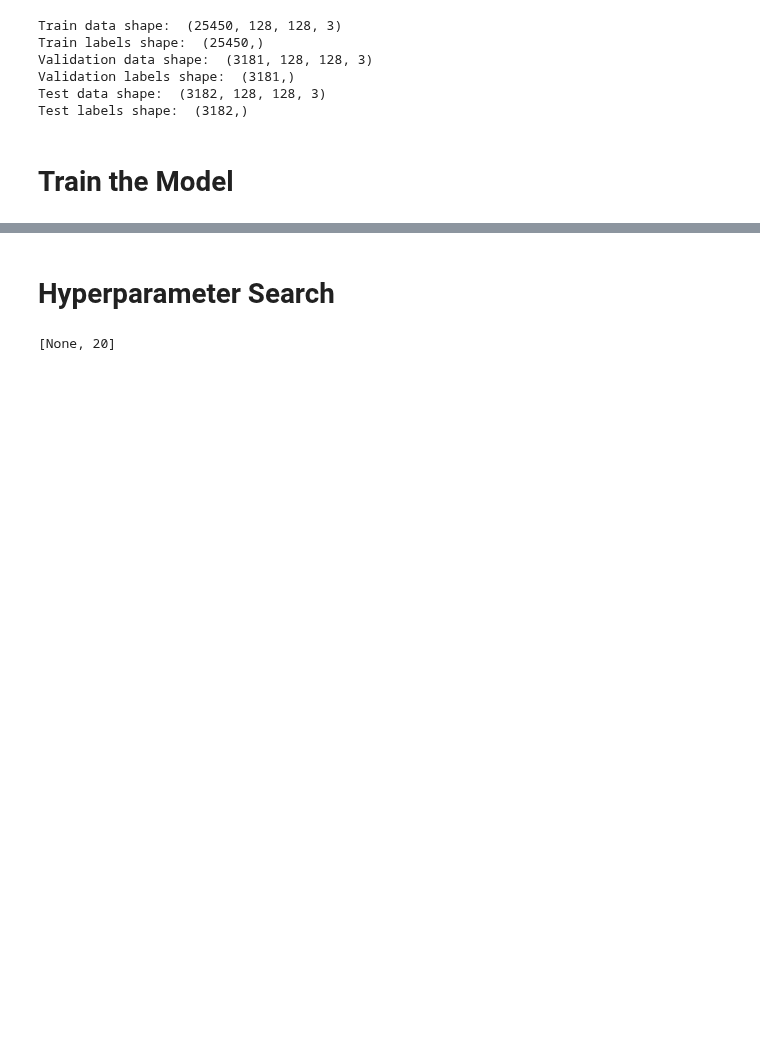
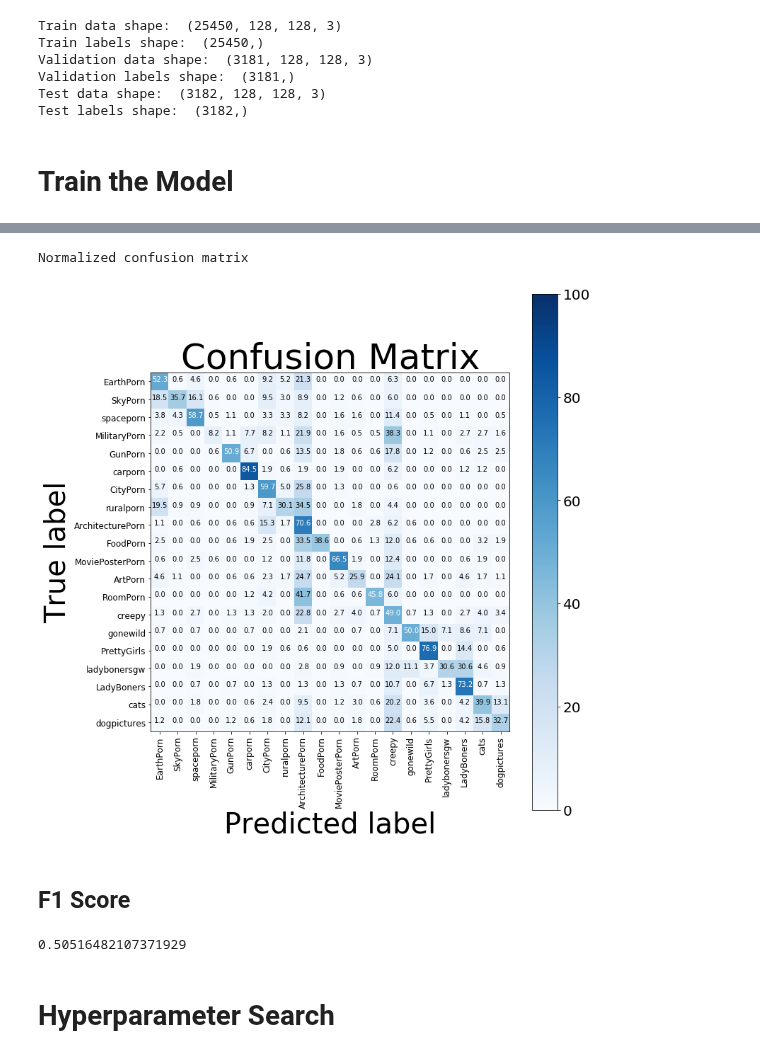
Before and after one commit to mohitrgiit/CS-231N-Final-Project, a Jupyter notebook: src/models/ResNet_subreddit_classification.ipynb, the cells around one changed output, grey strips where cells are left out. Cells and saved outputs as stored; diff of their text form; code cells hidden in the pictures; blank space fills up the shorter version.

```diff
--- a/src/models/ResNet_subreddit_classification.ipynb
+++ b/src/models/ResNet_subreddit_classification.ipynb
@@ -191,7 +235,29 @@ model.plot_loss_acc(data)
+# %%
+y_test_pred = session.run(model.prediction, {model.X_placeholder: data.X_test,
+                                            model.y_placeholder: data.y_test,
+                                            model.is_training_placeholder:False})
+y_test_pred = np.argmax(y_test_pred, axis = 1)
+# %%
+classes = [""] * len(dictionary)
+for sub, ind in dictionary.items():
+    classes[ind] = sub
+
+conf = confusion_matrix(data.y_test, y_test_pred)
+plot_confusion_matrix(conf, classes=classes, normalize = True, \
+    save_address = '../../plots/', save_name = 'test_sbrd_confusion')
+# %% [output]
+Normalized confusion matrix
+[figure, added]
+# %% [markdown]
+## F1 Score
+# %%
+get_f1_score(data.y_test, y_test_pred)
+# %% [output]
+0.50516482107371929
 # %% [markdown]
 # Hyperparameter Search
 # %%
-train_config = TrainConfig(num_epochs=8,
+train_config = TrainConfig(num_epochs=10,
                     train_batch_size=64,
                     print_every=1000)
 modelHP = ResNet(model_config)
@@ -217,7 +283,7 @@ def objective(args):
         'learningRate' : args['learningRate'],
         'decayRate' : args['decayRate']
     }
-    pickle.dump(saveList, open("../../hprOpt/sbrd/hprPrmOpt_sbrd" + str(accuracy) + "_" + str(cost) + ".dat", "wb"))
+    pickle.dump(saveList, open("../../hprOpt/nsfw/hprPrmOpt_" + str(accuracy) + "_" + str(cost) + ".dat", "wb"))
 
     return cost
 
@@ -225,7 +291,7 @@ def optimize():
 
     space = {
         #'Nepochs' : hpropt.hp.randint('Nepochs', 10),
-        'learningRate' : hpropt.hp.loguniform('learningRate', -11, -4),
+        'learningRate' : hpropt.hp.loguniform('learningRate', -4, -1),
         'decayRate' : hpropt.hp.uniform('decayRate', 0.9, 1)
     }
 
@@ -233,8 +299,6 @@ def optimize():
     print(best)
 
     return best
-# %% [output]
-[None, 20]
 # %%
 optimize()
 # %% [output]
```
Also changed, not shown: parts of 13 cells of this notebook.
